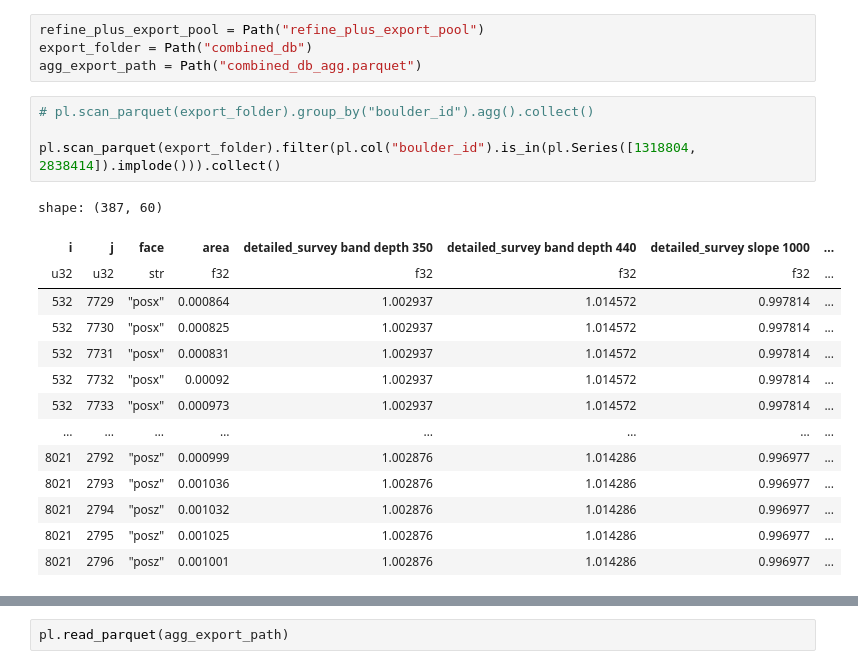
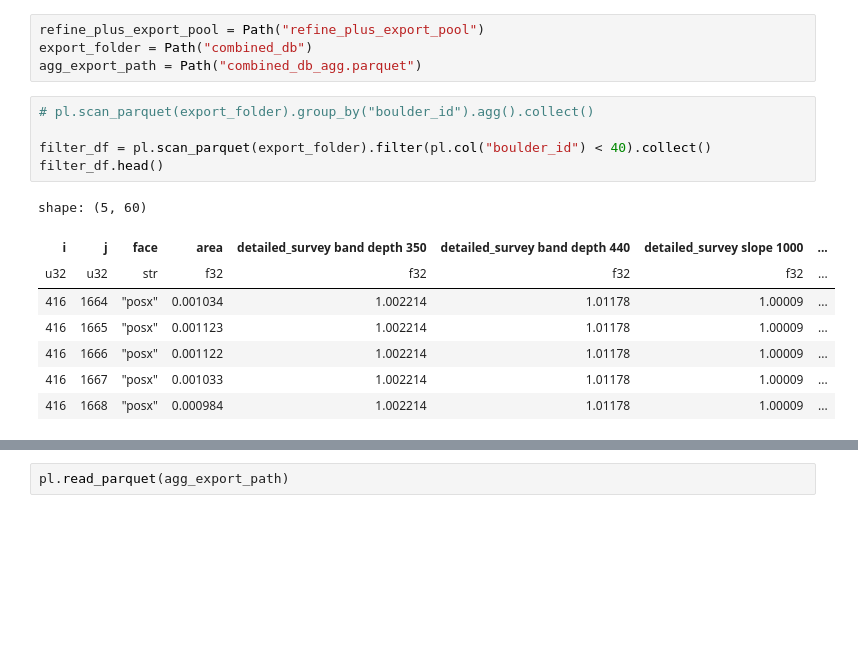
Before and after one commit to Joshua13764/QMAP, a Jupyter notebook: analysis/Refine_plus/agg_combine_db.ipynb, the cells around one changed output, grey strips where cells are left out. Cells and saved outputs as stored; diff of their text form; blank space fills up the shorter version.

```diff
--- a/analysis/Refine_plus/agg_combine_db.ipynb
+++ b/analysis/Refine_plus/agg_combine_db.ipynb
@@ -32,19 +32,14 @@ agg_export_path = Path("combined_db_agg.parquet")
 # %%
 # pl.scan_parquet(export_folder).group_by("boulder_id").agg().collect()
 
-pl.scan_parquet(export_folder).filter(pl.col("boulder_id").is_in(pl.Series([1318804, 2838414]).implode())).collect()
+filter_df = pl.scan_parquet(export_folder).filter(pl.col("boulder_id") < 40).collect()
+filter_df.head()
 # %% [output]
-shape: (387, 60)
+shape: (5, 60)
 | i | j | face | area | detailed_survey band depth 350 | detailed_survey band depth 440 | detailed_survey slope 1000 | ... |
 | u32 | u32 | str | f32 | f32 | f32 | f32 | ... |
-| 532 | 7729 | "posx" | 0.000864 | 1.002937 | 1.014572 | 0.997814 | ... |
-| 532 | 7730 | "posx" | 0.000825 | 1.002937 | 1.014572 | 0.997814 | ... |
-| 532 | 7731 | "posx" | 0.000831 | 1.002937 | 1.014572 | 0.997814 | ... |
-| 532 | 7732 | "posx" | 0.00092 | 1.002937 | 1.014572 | 0.997814 | ... |
-| 532 | 7733 | "posx" | 0.000973 | 1.002937 | 1.014572 | 0.997814 | ... |
-| … | … | … | … | … | … | … | ... |
-| 8021 | 2792 | "posz" | 0.000999 | 1.002876 | 1.014286 | 0.996977 | ... |
-| 8021 | 2793 | "posz" | 0.001036 | 1.002876 | 1.014286 | 0.996977 | ... |
-| 8021 | 2794 | "posz" | 0.001032 | 1.002876 | 1.014286 | 0.996977 | ... |
-| 8021 | 2795 | "posz" | 0.001025 | 1.002876 | 1.014286 | 0.996977 | ... |
-| 8021 | 2796 | "posz" | 0.001001 | 1.002876 | 1.014286 | 0.996977 | ... |
+| 416 | 1664 | "posx" | 0.001034 | 1.002214 | 1.01178 | 1.00009 | ... |
+| 416 | 1665 | "posx" | 0.001123 | 1.002214 | 1.01178 | 1.00009 | ... |
+| 416 | 1666 | "posx" | 0.001122 | 1.002214 | 1.01178 | 1.00009 | ... |
+| 416 | 1667 | "posx" | 0.001033 | 1.002214 | 1.01178 | 1.00009 | ... |
+| 416 | 1668 | "posx" | 0.000984 | 1.002214 | 1.01178 | 1.00009 | ... |
```
Also changed, not shown: parts of 2 cells of this notebook, 1 other file.
